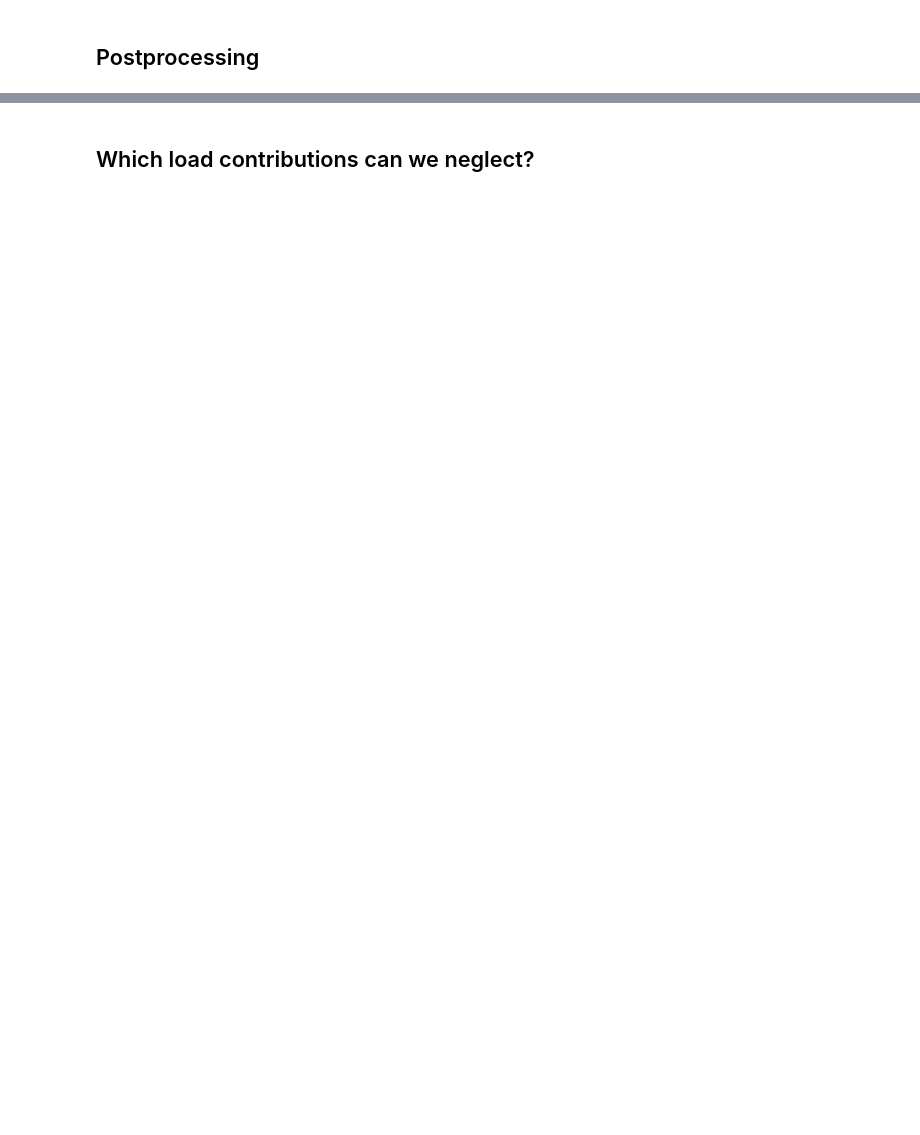
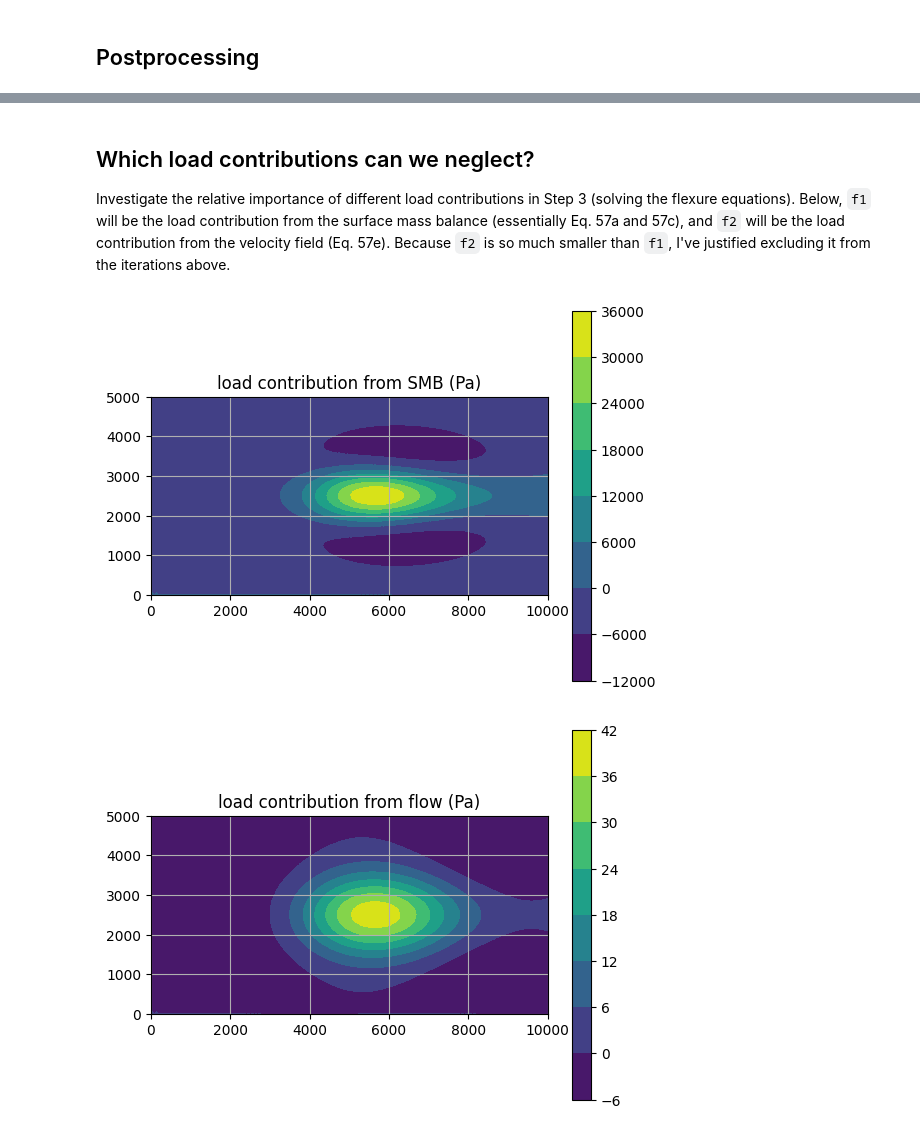
Before and after one commit to chrismiele/weird_flex, a Jupyter notebook: coupled_flow_flexure.ipynb, the cells around one changed output, grey strips where cells are left out. Drawn from its saved outputs; the diff is of its cells as text; code cells hidden in the pictures; blank space fills up the shorter version.

````diff
--- a/coupled_flow_flexure.ipynb
+++ b/coupled_flow_flexure.ipynb
@@ -314,26 +299,31 @@ plt.show()
 # %% [markdown]
 ## Which load contributions can we neglect?
+
+Investigate the relative importance of different load contributions in Step 3 (solving the flexure equations). Below, ```f1``` will be the load contribution from the surface mass balance (essentially Eq. 57a and 57c), and ```f2``` will be the load contribution from the velocity field (Eq. 57e). Because ```f2``` is so much smaller than ```f1```, I've justified excluding it from the iterations above.
 # %%
-# f1 = project(f, Q1)
+f1 = project(f, Q1)
 
-# ux, uy = project(u[0], Q1), project(u[1], Q1)
-# f2 = H_*(4*ν*grad(ux)[0] + 2*ν*grad(uy)[0] - 1/2*ρ_i*g*H_)*ddη[0, 0] #Eq. 57e: ice shelf flow contribution
-# f2 += H_*(ν*grad(ux)[1] + ν*grad(uy)[0])*ddη[0, 1] #Eq. 57e continued
-# f2 += H_*(2*ν*grad(ux)[0] + 4*ν*grad(uy)[1] - 1/2*ρ_i*g*H_)*ddη[1, 1] #Eq. 57e continued
-# f2 = project(f2, Q1)
+ux, uy = project(u[0], Q1), project(u[1], Q1)
+f2 = H_*(4*ν*grad(ux)[0] + 2*ν*grad(uy)[0] - 1/2*ρ_i*g*H_)*ddη[0, 0] #Eq. 57e: ice shelf flow contribution
+f2 += H_*(ν*grad(ux)[1] + ν*grad(uy)[0])*ddη[0, 1] #Eq. 57e continued
+f2 += H_*(2*ν*grad(ux)[0] + 4*ν*grad(uy)[1] - 1/2*ρ_i*g*H_)*ddη[1, 1] #Eq. 57e continued
+f2 = project(f2, Q1)
 
-# fig, ax = plt.subplots()
-# ax.set_aspect('equal')
-# plt.title('load contribution from SMB (Pa)')
-# elev_plot = tricontourf(f1, axes=ax)
-# plt.colorbar(elev_plot)
-# plt.grid()
-# plt.show()
+fig, ax = plt.subplots()
+ax.set_aspect('equal')
+plt.title('load contribution from SMB (Pa)')
+elev_plot = tricontourf(f1, axes=ax)
+plt.colorbar(elev_plot)
+plt.grid()
+plt.show()
 
-# fig, ax = plt.subplots()
-# ax.set_aspect('equal')
-# plt.title('load contribution from flow (Pa)')
-# vel_plot = tricontourf(f2, axes=ax)
-# plt.colorbar(vel_plot)
-# plt.grid()
-# plt.show()
+fig, ax = plt.subplots()
+ax.set_aspect('equal')
+plt.title('load contribution from flow (Pa)')
+vel_plot = tricontourf(f2, axes=ax)
+plt.colorbar(vel_plot)
+plt.grid()
+plt.show()
+# %% [output]
+[figure, added]
+[figure, added]
````
Also changed, not shown: parts of 11 cells of this notebook.
